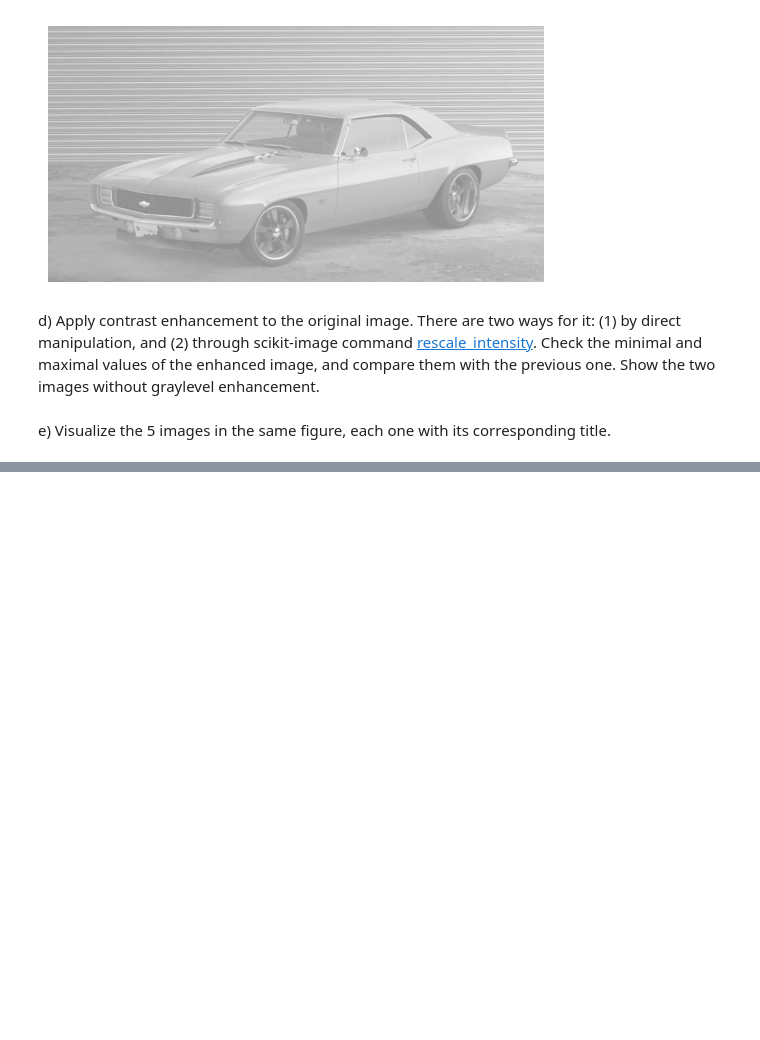
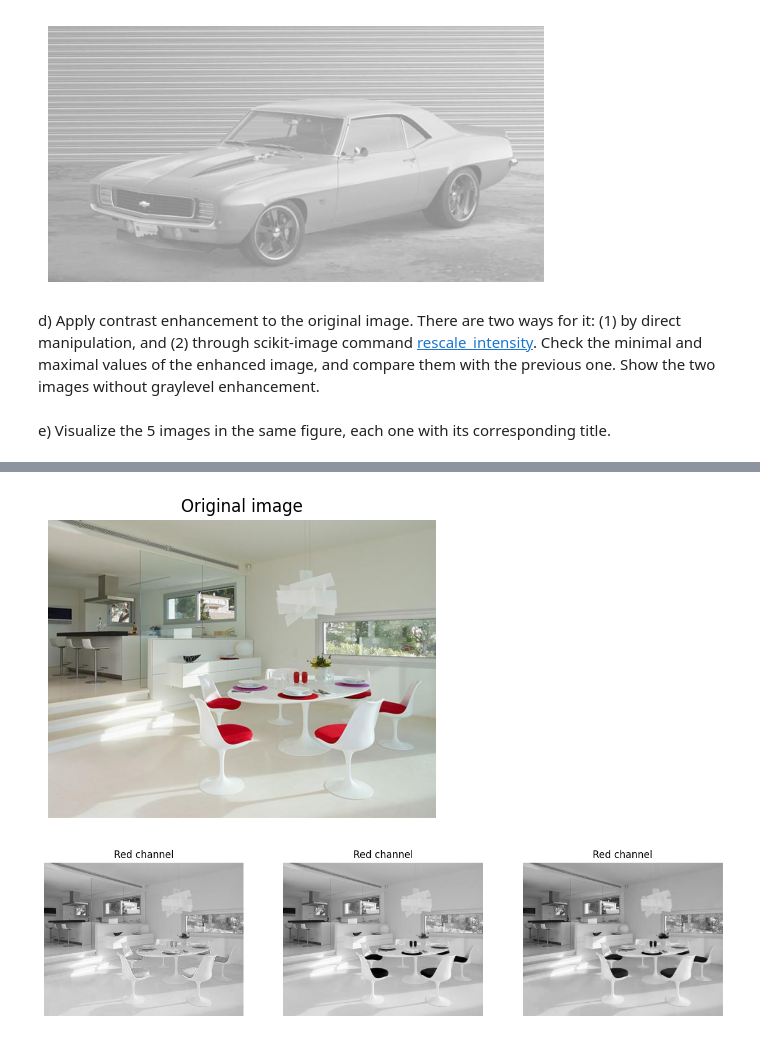
Before and after one commit to junjielyu13/Junior-Fall-Missions, a Jupyter notebook: VisioAI/Practica/Practica1/p1-20220914/p1_2022_23_Junjie.ipynb, the cells around one changed output, grey strips where cells are left out. Drawn from its saved outputs; the diff is of its cells as text; code cells hidden in the pictures; blank space fills up the shorter version.

```diff
--- a/VisioAI/Practica/Practica1/p1-20220914/p1_2022_23_Junjie.ipynb
+++ b/VisioAI/Practica/Practica1/p1-20220914/p1_2022_23_Junjie.ipynb
@@ -340,3 +338,40 @@ a) Read and visualize the image `images_notebook/sillas.jpg` (see figure top). E
+# %%
+#Your solution
+
+image_sillas = io.imread('images_notebook/sillas.jpg')
+
+fig, axs = plt.subplots(nrows=1, ncols=1,figsize=(5,5))
+ax = axs
+ax.imshow(image_sillas)
+ax.axis('off')
+ax.set_title('Original image')
+
+fig, axs = plt.subplots(nrows=1, ncols=3,figsize=(15,15))
+
+ax = axs[0]
+image_sillas_red_channel = image_sillas[:,:,0]
+ax.imshow(image_sillas_red_channel, cmap='gray')
+ax.axis('off')
+ax.set_title('Red channel')
+
+ax = axs[1]
+image_sillas_green_channel = image_sillas[:,:,1]
+ax.imshow(image_sillas_green_channel, cmap='gray')
+ax.axis('off')
+ax.set_title('Red channel')
+
+
+ax = axs[2]
+image_sillas_blue_channel = image_sillas[:,:,2]
+ax.imshow(image_sillas_blue_channel, cmap='gray')
+ax.axis('off')
+ax.set_title('Red channel')
+
+
+plt.show()
+# %% [output]
+[figure, added]
+[figure, added]
 # %% [markdown]
 b) Construct and visualize a new image, changing the red and green channels each other (see figure).
 
```
Also changed, not shown: parts of 6 cells of this notebook.
